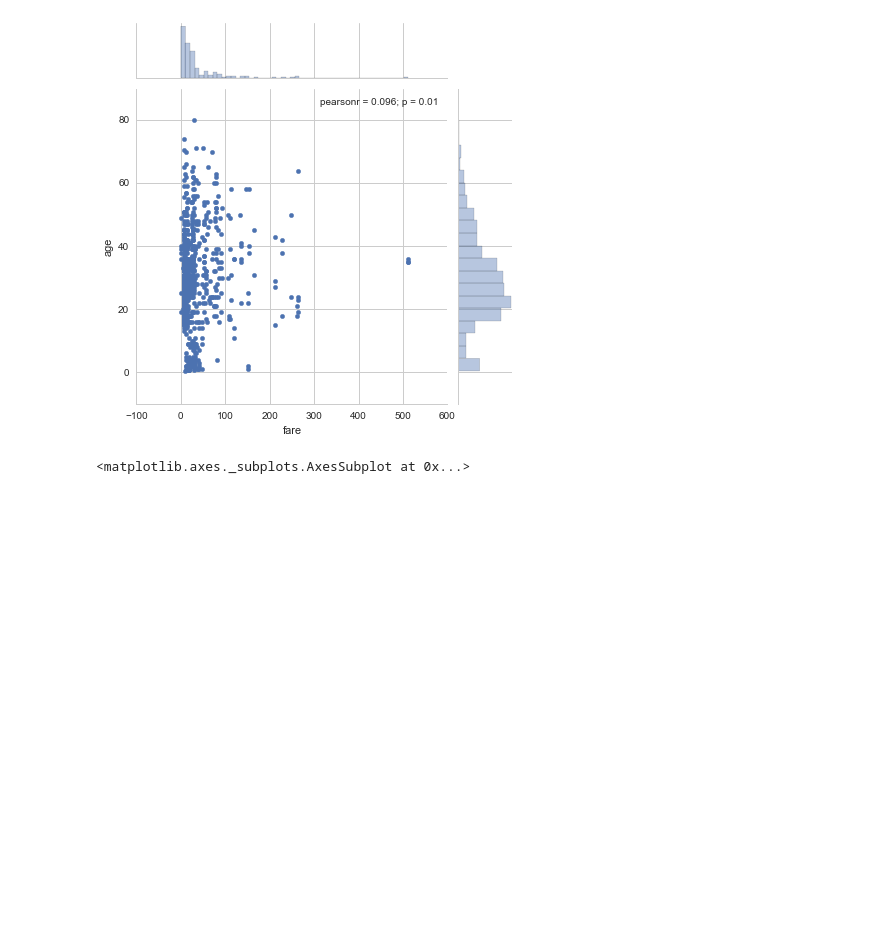
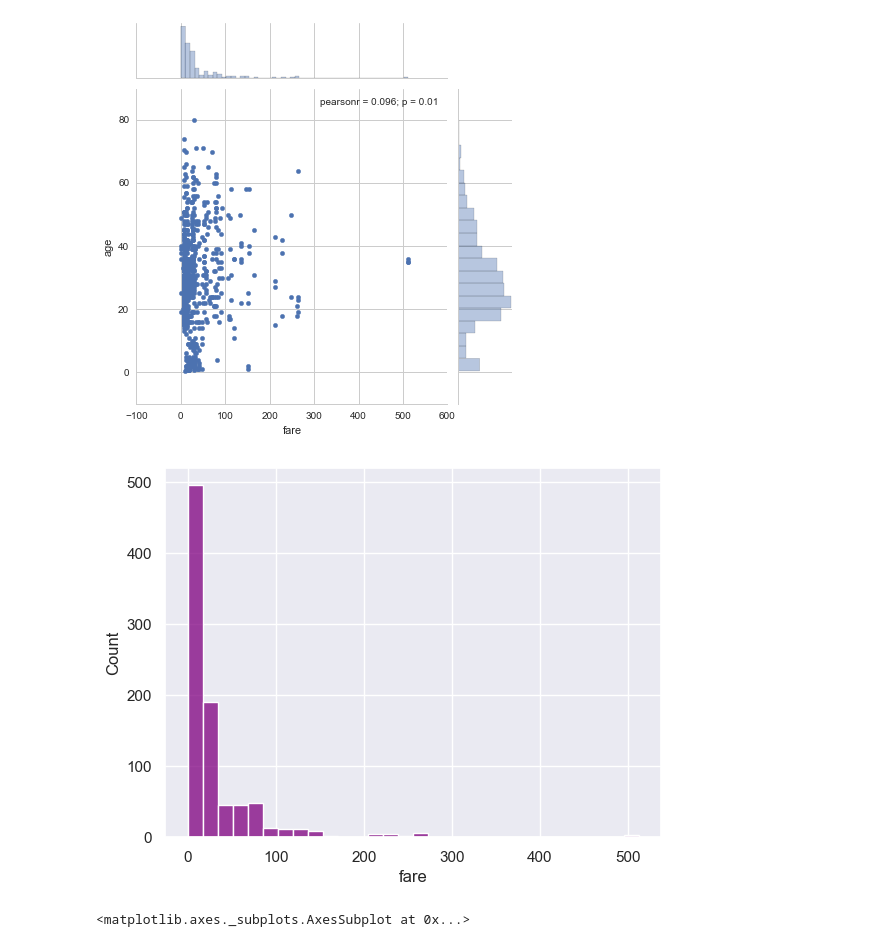
Before and after one commit to mmazurk/data-science-study, a Jupyter notebook: Refactored_Py_DS_ML_Bootcamp-master/06-Data-Visualization-with-Seaborn/07-Seaborn Exercises.ipynb, the cells around one changed output. Saved outputs shown, nothing was run; the diff lists cells and outputs as text; code cells hidden in the pictures; blank space fills up the shorter version.

```diff
--- a/Refactored_Py_DS_ML_Bootcamp-master/06-Data-Visualization-with-Seaborn/07-Seaborn Exercises.ipynb
+++ b/Refactored_Py_DS_ML_Bootcamp-master/06-Data-Visualization-with-Seaborn/07-Seaborn Exercises.ipynb
@@ -45,8 +54,12 @@ titanic.head()
 # %%
 # CODE HERE
 # REPLICATE EXERCISE PLOT IMAGE BELOW
 # BE CAREFUL NOT TO OVERWRITE CELL BELOW
 # THAT WOULD REMOVE THE EXERCISE PLOT IMAGE!
+
+plot = sns.histplot(data=df, x="fare", bins=30, color="purple")
+# %% [output]
+[figure, added]
 # %%
 # %% [output]
 <matplotlib.axes._subplots.AxesSubplot at 0x...>
```
Also changed, not shown: parts of 6 cells of this notebook.
